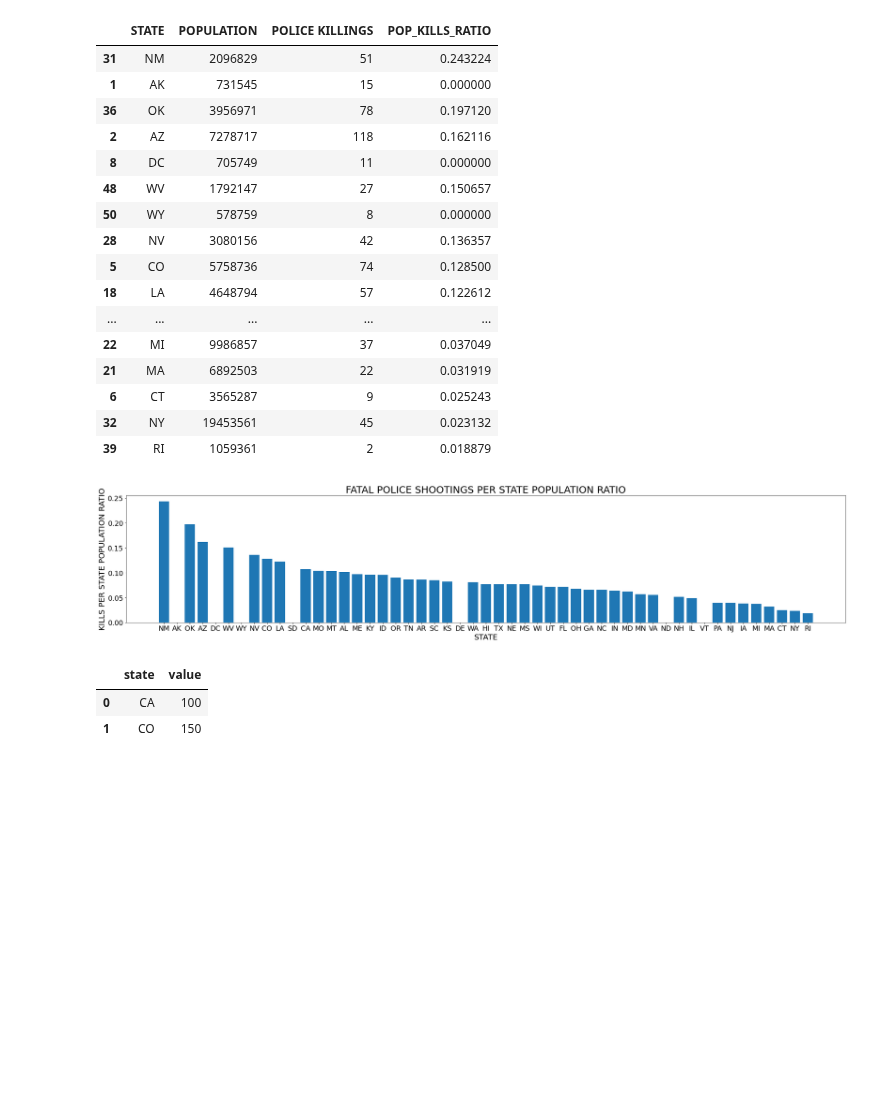
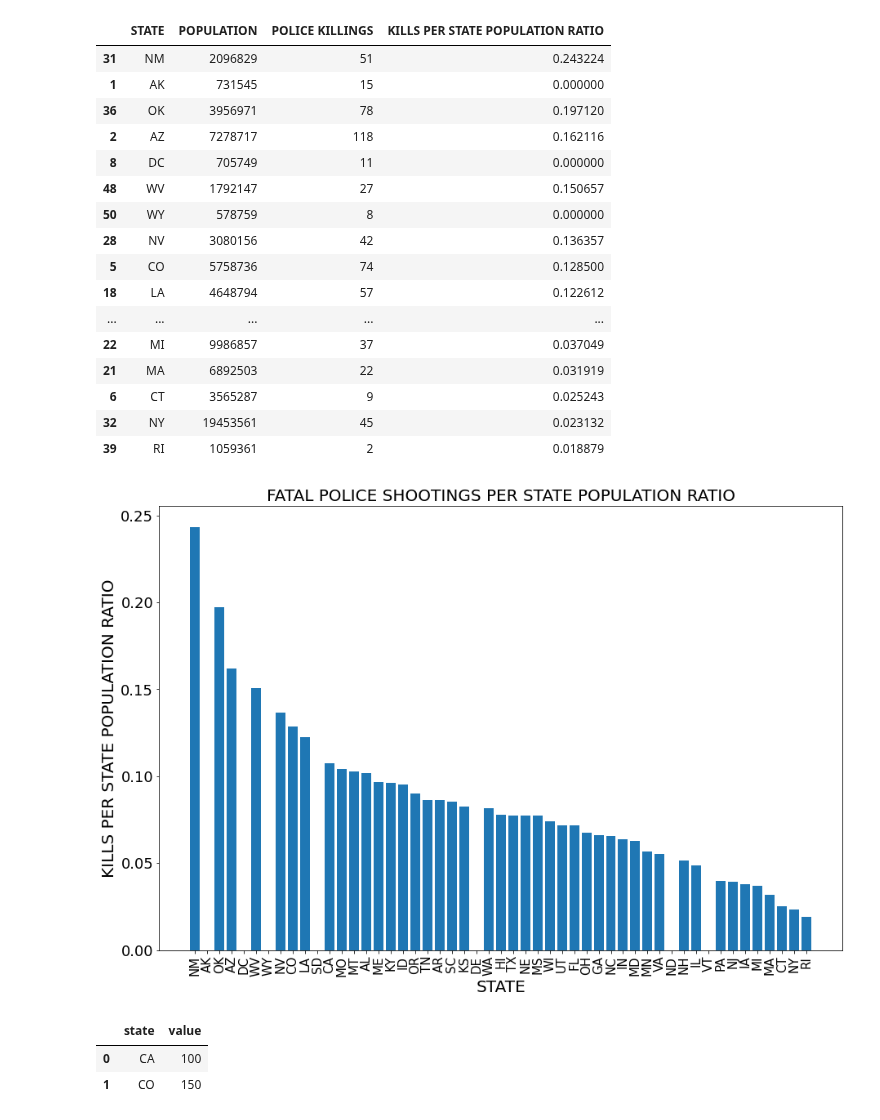
Before and after one commit to salasm/projects, a Jupyter notebook: police-killings.ipynb, the cells around one changed output. Cells and saved outputs as stored; diff of their text form; code cells hidden in the pictures; blank space fills up the shorter version.

Commit message:
Kaggle Notebook | police killings | Version 5

```diff
--- a/police-killings.ipynb
+++ b/police-killings.ipynb
@@ -45,13 +45,13 @@ state_pop_kills.columns = ['STATE', 'POPULATION', 'POLICE KILLINGS']
 
 import matplotlib.pyplot as plt
 
-state_pop_kills['POP_KILLS_RATIO'] = (state_pop_kills['POLICE KILLINGS']/state_pop_kills['POPULATION']) * 1e4
-pop_kills_sorted = state_pop_kills.sort_values(by = 'POP_KILLS_RATIO', ascending = False)
-pop_kills_sorted.loc[pop_kills_sorted['POPULATION'] < 1e6, 'POP_KILLS_RATIO'] = 0
+state_pop_kills['KILLS PER STATE POPULATION RATIO'] = (state_pop_kills['POLICE KILLINGS']/state_pop_kills['POPULATION']) * 1e4
+pop_kills_sorted = state_pop_kills.sort_values(by = 'KILLS PER STATE POPULATION RATIO', ascending = False)
+pop_kills_sorted.loc[pop_kills_sorted['POPULATION'] < 1e6, 'KILLS PER STATE POPULATION RATIO'] = 0
 
 pop_kills_sorted
 # %% [output]
-|  | STATE | POPULATION | POLICE KILLINGS | POP_KILLS_RATIO |
+|  | STATE | POPULATION | POLICE KILLINGS | KILLS PER STATE POPULATION RATIO |
 | 31 | NM | 2096829 | 51 | 0.243224 |
 | 1 | AK | 731545 | 15 | 0.000000 |
 | 36 | OK | 3956971 | 78 | 0.197120 |
@@ -70,18 +70,19 @@ pop_kills_sorted
 | 39 | RI | 1059361 | 2 | 0.018879 |
 # %%
 x = pop_kills_sorted['STATE']
-y = pop_kills_sorted['POP_KILLS_RATIO']
+y = pop_kills_sorted['KILLS PER STATE POPULATION RATIO']
 plt.bar(x, y)
-plt.rcParams["figure.figsize"] = (33,6)
+plt.rcParams["figure.figsize"] = (15,10)
 
-plt.xticks(fontsize = 18)
+plt.xticks(fontsize = 15, rotation = 90)
 plt.yticks(fontsize = 18)
 plt.xlabel('STATE', size = 20)
 plt.ylabel('KILLS PER STATE POPULATION RATIO', size = 20)
-plt.title('FATAL POLICE SHOOTINGS PER STATE POPULATION RATIO', size = 25)
+plt.title('FATAL POLICE SHOOTINGS PER STATE POPULATION RATIO', size = 20)
+
 plt.show()
 # %% [output]
-[figure, old version]
+[figure, new version]
 # %%
 data = {'state': ['CA', 'CO'], 'value': [100, 150]}
 state_df = pd.DataFrame(data)
```
Also changed, not shown: parts of 2 cells of this notebook.
